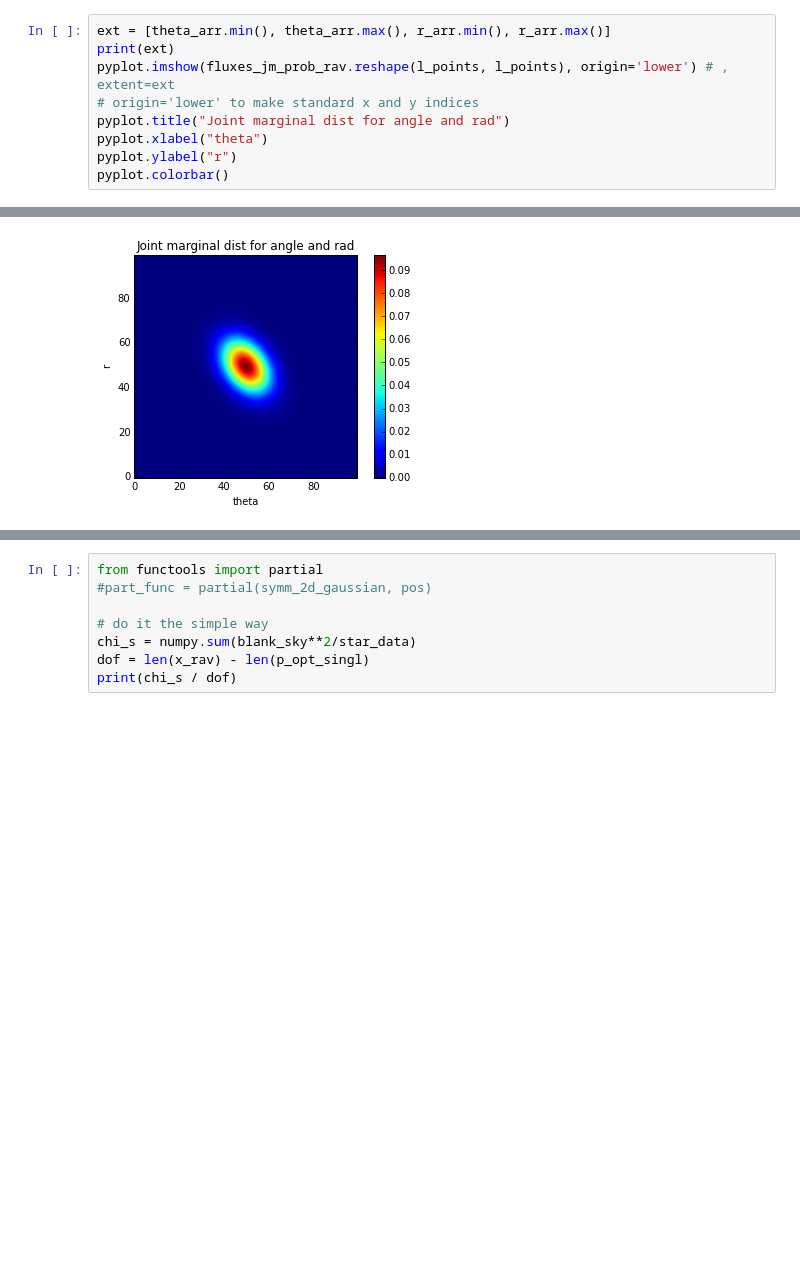
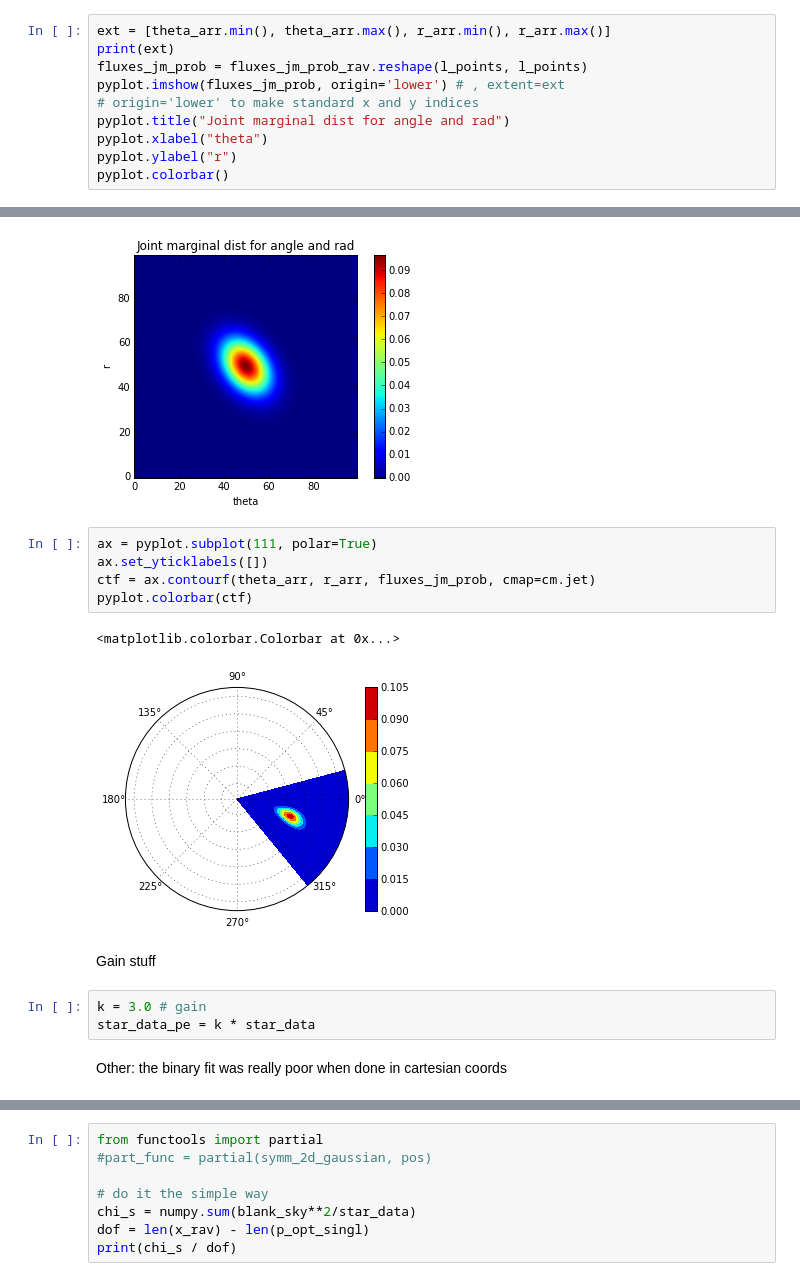
Before and after one commit to mbuchove/notebook-wurk-b, a Jupyter notebook: stats/astro283_hw4.ipynb, the cells around one changed output, grey strips where cells are left out. Drawn from its saved outputs; the diff is of its cells as text; blank space fills up the shorter version.

```diff
--- a/stats/astro283_hw4.ipynb
+++ b/stats/astro283_hw4.ipynb
@@ -181,7 +200,8 @@ if len(theta_rav) == l_points**2:
 # %%
 ext = [theta_arr.min(), theta_arr.max(), r_arr.min(), r_arr.max()]
 print(ext)
-pyplot.imshow(fluxes_jm_prob_rav.reshape(l_points, l_points), origin='lower') # , extent=ext
+fluxes_jm_prob = fluxes_jm_prob_rav.reshape(l_points, l_points)
+pyplot.imshow(fluxes_jm_prob, origin='lower') # , extent=ext
 # origin='lower' to make standard x and y indices
 pyplot.title("Joint marginal dist for angle and rad")
 pyplot.xlabel("theta")
@@ -191,6 +211,21 @@ pyplot.colorbar()
 [5.3994473271760182, 6.541834645497616, 0.7555536261095871, 0.7875633884827441]
 <matplotlib.colorbar.Colorbar at 0x...>
 [figure]
+# %%
+ax = pyplot.subplot(111, polar=True)
+ax.set_yticklabels([])
+ctf = ax.contourf(theta_arr, r_arr, fluxes_jm_prob, cmap=cm.jet)
+pyplot.colorbar(ctf)
+# %% [output]
+<matplotlib.colorbar.Colorbar at 0x...>
+[figure, added]
+# %% [markdown]
+Gain stuff
+# %%
+k = 3.0 # gain
+star_data_pe = k * star_data
+# %% [markdown]
+Other: the binary fit was really poor when done in cartesian coords
 # %%
 def binary_star_0(pos, F1, xc1, yc1, sigma1, F2, xc2, yc2, sigma2, B):
     return F1*numpy.exp(-((pos[0]-xc1)**2+(pos[1]-yc1)**2)/(2*sigma1**2)) + F2*numpy.exp(-((pos[0]-xc2)**2+(pos[1]-yc2)**2)/(2*sigma2**2)) + B
```
Also changed, not shown: parts of 15 cells of this notebook, 1 other file.
